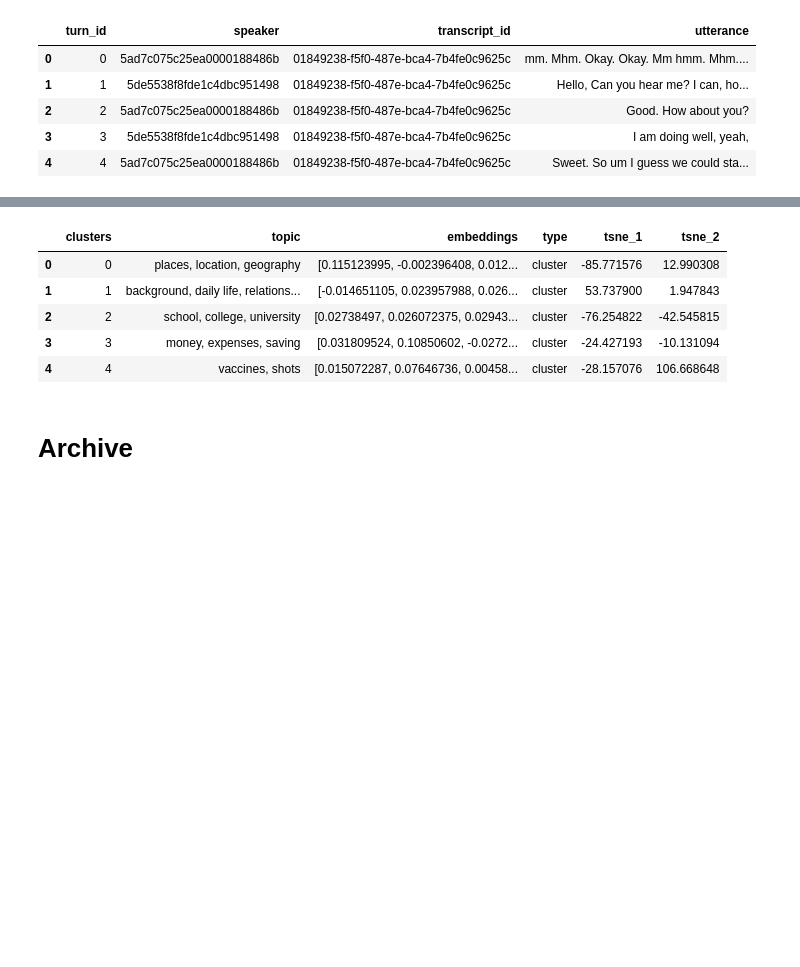
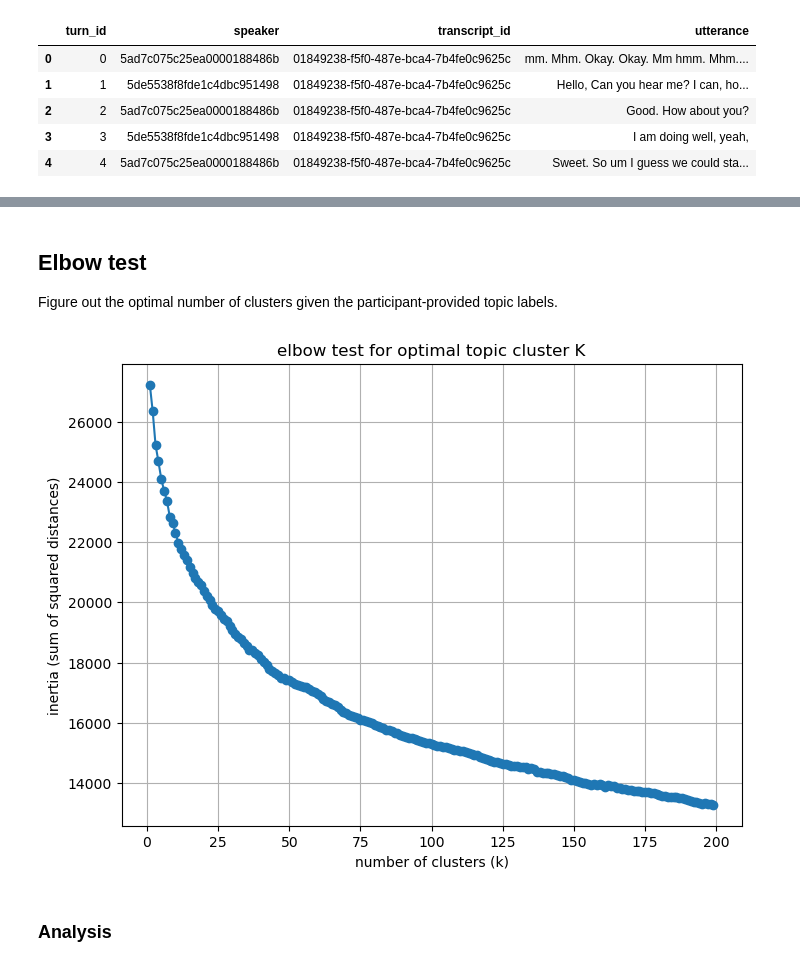
Before and after one commit to SocialInteractionLab/Candor, a Jupyter notebook: analysis/scripts/2-tile-tsne-clusters.ipynb, the cells around one changed output, grey strips where cells are left out. Drawn from its saved outputs; the diff is of its cells as text; code cells hidden in the pictures; blank space fills up the shorter version.

Commit message:
updating cogsci analysis

```diff
--- a/analysis/scripts/2-tile-tsne-clusters.ipynb
+++ b/analysis/scripts/2-tile-tsne-clusters.ipynb
@@ -242,12 +425,0 @@ cluster.head()
-# %%
-def get_embeddings(row):
-    # extract current topic from the row
-    current = row['new_topic']
-    # apply s-bert model to each string to get embeddings
-    embeddings = model.encode(current)
-    return embeddings
-
-# save embeddings to output
-cluster['embeddings'] = cluster.apply(get_embeddings, axis = 1)
-
-cluster.head()
@@ -403,21 +426,30 @@ tsne_50.head(60)
-# %%
-# now apply tsne to reduce embeddings to 2D space
-tsne_50_embeddings = np.stack(tsne_50['embeddings'].values)
-tsne_50_results = tsne.fit_transform(tsne_50_embeddings)
-tsne_50_df = pd.DataFrame(tsne_50_results, columns = ['tsne_1','tsne_2'])
-tsne_50_df = pd.concat([tsne_50, tsne_50_df], axis = 1)
-
-# save
-tsne_50_df.to_csv("/Users/helenschmidt/Library/CloudStorage/GoogleDrive-helenschmidt129@gmail.com/My Drive/SANLab/Experiments/Conversation-Structure/data/output/tsne_50.csv", index = False)
-
-# preview
-tsne_50_df.head()
-# %% [output]
-|  | clusters | topic | embeddings | type | tsne_1 | tsne_2 |
-| 0 | 0 | places, location, geography | [0.115123995, -0.002396408, 0.012... | cluster | -85.771576 | 12.990308 |
-| 1 | 1 | background, daily life, relations... | [-0.014651105, 0.023957988, 0.026... | cluster | 53.737900 | 1.947843 |
-| 2 | 2 | school, college, university | [0.02738497, 0.026072375, 0.02943... | cluster | -76.254822 | -42.545815 |
-| 3 | 3 | money, expenses, saving | [0.031809524, 0.10850602, -0.0272... | cluster | -24.427193 | -10.131094 |
-| 4 | 4 | vaccines, shots | [0.015072287, 0.07646736, 0.00458... | cluster | -28.157076 | 106.668648 |
-# %% [markdown]
-# Archive
+# %% [markdown]
+## Elbow test
+
+Figure out the optimal number of clusters given the participant-provided topic labels.
+# %%
+# define data to fit
+X = np.array([np.array(x) for x in cluster['embeddings'].to_numpy()])
+#X = cluster['embeddings'].to_numpy()
+# define range of possible k values to test
+k_range = range(1,200)
+# create a list to store inertia values for each k
+inertia_values = []
+# fit a kmeans model for each k and compute inertia
+for k in k_range:
+    kmeans = KMeans(n_clusters = k, random_state = 100) # define random state to ensure same results every time
+    kmeans.fit(X)
+    inertia_values.append(kmeans.inertia_)
+# %%
+# now plot inertia as a function of cluster value
+plt.figure(figsize = (12,10))
+plt.plot(k_range, inertia_values, marker = 'o')
+plt.title('elbow test for optimal topic cluster K')
+plt.xlabel('number of clusters (k)')
+plt.ylabel('inertia (sum of squared distances)')
+plt.grid(True)
+plt.show()
+# %% [output]
+[figure, added]
+# %% [markdown]
+### Analysis
```
Also changed, not shown: parts of 111 cells of this notebook, 7 other files.
